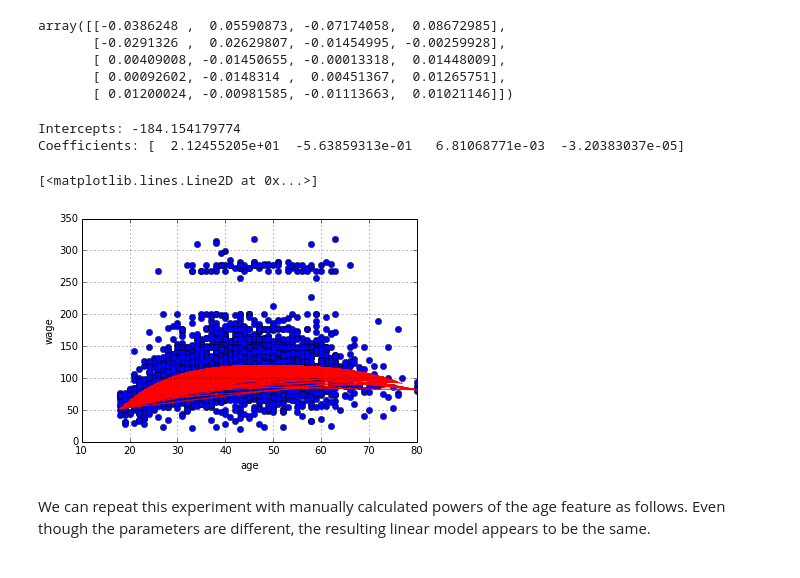
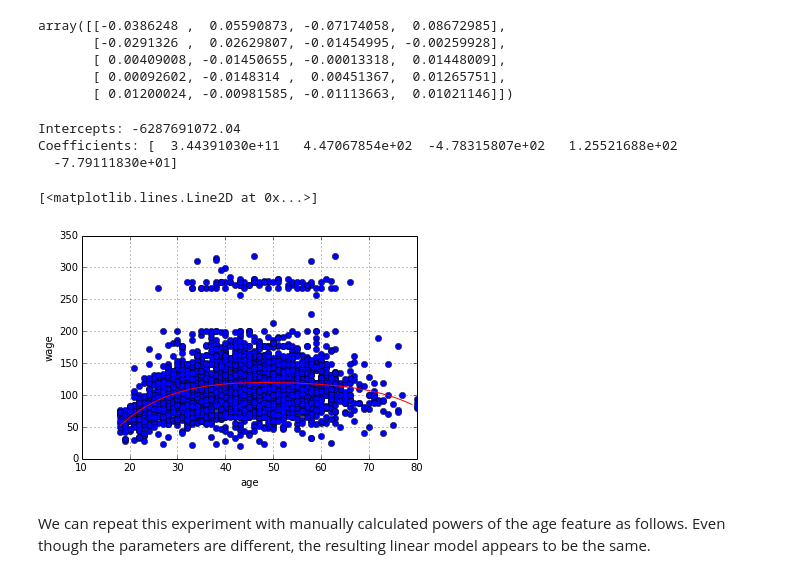
Before and after one commit to sujitpal/mlia-examples, a Jupyter notebook: src/statlearning_notebooks/chapter7.ipynb, the cells around one changed output. Saved outputs shown, nothing was run; the diff lists cells and outputs as text; code cells hidden in the pictures.

```diff
--- a/src/statlearning_notebooks/chapter7.ipynb
+++ b/src/statlearning_notebooks/chapter7.ipynb
@@ -78,19 +80,25 @@ array([[-0.0386248 ,  0.05590873, -0.07174058,  0.08672985],
 # %%
 y = wage_df["wage"].values
 reg = LinearRegression()
 reg.fit(X, y)
 print "Intercepts:", reg.intercept_
 print "Coefficients:", reg.coef_
-ypred = reg.predict(X)
 ax = wage_df.plot(x="age", y="wage", style="o")
 ax.set_ylabel("wage")
+# The poly() method cannot return features for a single X value, so we have
+# to plot the raw predictions.
 age = wage_df["age"].values
-ax.plot(age, ypred, 'r')
+ypred = reg.predict(X)
+polyline = np.poly1d(np.polyfit(age, ypred, 4))
+xs = range(int(np.min(age)), int(np.max(age)))
+ys = polyline(xs)
+ax.plot(xs, ys, 'r')
 # %% [output]
-Intercepts: -184.154179774
-Coefficients: [  2.12455205e+01  -5.63859313e-01   6.81068771e-03  -3.20383037e-05]
+Intercepts: -6287691072.04
+Coefficients: [  3.44391030e+11   4.47067854e+02  -4.78315807e+02   1.25521688e+02
+  -7.79111830e+01]
 [<matplotlib.lines.Line2D at 0x...>]
-[figure, old version]
+[figure, new version]
 # %% [markdown]
 We can repeat this experiment with manually calculated powers of the age feature as follows. Even though the parameters are different, the resulting linear model appears to be the same.
 # %%
```
Also changed, not shown: parts of 7 cells of this notebook, 7 other files.
